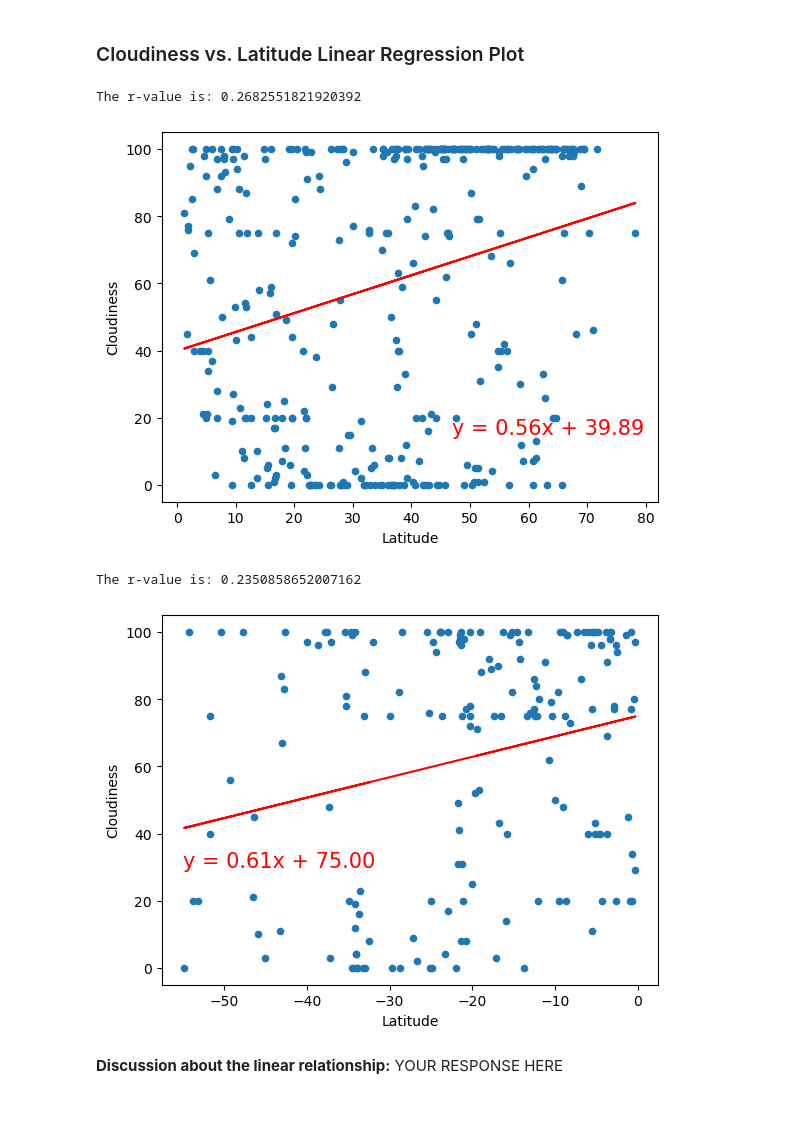
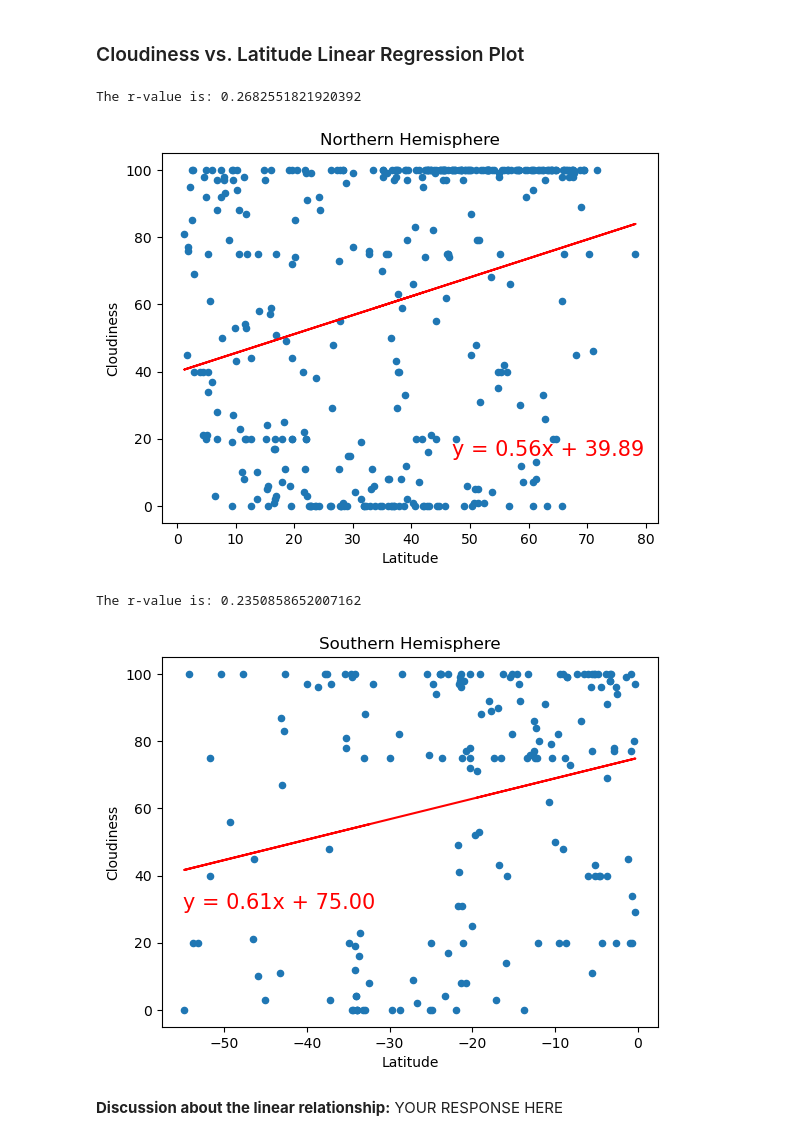
Before and after one commit to bsvab/python-api-challenge, a Jupyter notebook: WeatherPy.ipynb, the cells around one changed output. Saved outputs shown, nothing was run; the diff lists cells and outputs as text; code cells hidden in the pictures; blank space fills up the shorter version.

```diff
--- a/WeatherPy.ipynb
+++ b/WeatherPy.ipynb
@@ -283,9 +283,9 @@ plt.show()
 ## Requirement 2: Compute Linear Regression for Each Relationship
 # %%
 # Define a function to create Linear Regression plots
-def generate_regression(df, x_name, y_name, output_image_file_name,xy_regression_label):
+def generate_regression(df, x_name, y_name, output_image_file_name,xy_regression_label, hemisphere):
 
-    df.plot(kind='scatter', x=x_name, xlabel='Latitude', y=y_name, ylabel=y_name)
+    df.plot(kind='scatter', x=x_name, xlabel='Latitude', y=y_name, ylabel=y_name, title=hemisphere)
 
     x = df[x_name]
     y = df[y_name]
@@ -374,19 +378,21 @@ The r-value is: 0.3352521804832061
 # %%
 # Northern Hemisphere
 output_image_file_name = 'Fig9'
+hemisphere = 'Northern Hemisphere'
 xy_regression_label = (47,15)
-generate_regression(northern_hemi_df, 'Lat', 'Cloudiness',output_image_file_name,xy_regression_label)
+generate_regression(northern_hemi_df, 'Lat', 'Cloudiness',output_image_file_name,xy_regression_label, hemisphere)
 # %% [output]
 The r-value is: 0.2682551821920392
-[figure, old version]
+[figure, new version]
 # %%
 # Southern Hemisphere
 output_image_file_name = 'Fig10'
+hemisphere = 'Southern Hemisphere'
 xy_regression_label = (-55,30)
-generate_regression(southern_hemi_df, 'Lat', 'Cloudiness',output_image_file_name,xy_regression_label)
+generate_regression(southern_hemi_df, 'Lat', 'Cloudiness',output_image_file_name,xy_regression_label, hemisphere)
 # %% [output]
 The r-value is: 0.2350858652007162
-[figure, old version]
+[figure, new version]
 # %% [markdown]
 **Discussion about the linear relationship:** YOUR RESPONSE HERE
 # %% [markdown]
```
Also changed, not shown: parts of 6 cells of this notebook, 13 other files.
